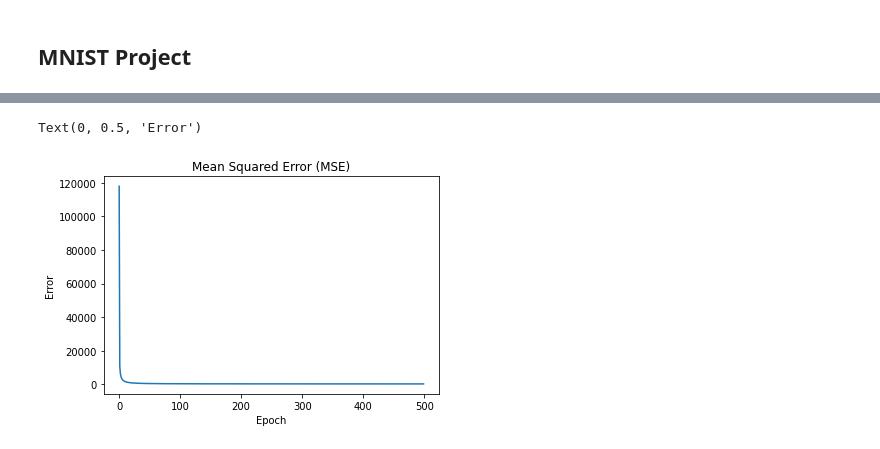
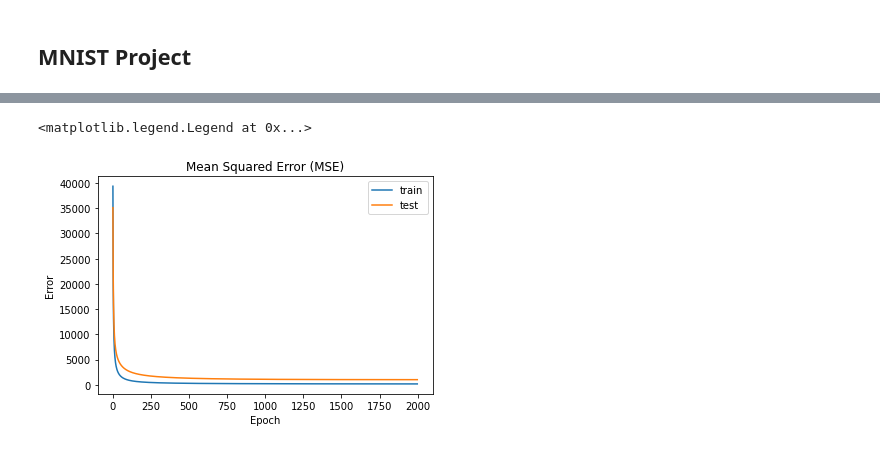
Before and after one commit to woodRock/grokking-deep-learning, a Jupyter notebook: chapter_5_generalizing_gradient_descent.ipynb, the cells around one changed output, grey strips where cells are left out. Cells and saved outputs as stored; diff of their text form; code cells hidden in the pictures.

```diff
--- a/chapter_5_generalizing_gradient_descent.ipynb
+++ b/chapter_5_generalizing_gradient_descent.ipynb
@@ -216,8 +216,6 @@ Iteration: 45, pred: 0.9999868712582191, error: 1.7236386075068796e-10, delta: -
 weights = [0.3, 0.2, 0.9]
 
 def ele_mul(scalar, vector):
-    out = [0,0,0]
-    n = len(out)
     out = [v*scalar for v in vector]
     return out
 
@@ -251,7 +249,7 @@ weight_detlas = scalar_ele_mul(input, weights)
 alpha = 0.1
 
 for i in range(len(weights)):
-    weights -= weight_deltas[i] * alpha
+    weights[i] -= weight_deltas[i] * alpha
 
 print(f"Weights: {weights}")
 print(f"Weight Deltas: {weight_deltas}")
@@ -366,7 +377,7 @@ alpha = 0.001
 
 epochs = 100
 errors = []
-for e in range(epochs):
+for epoch in range(epochs):
     pred = neural_network(input,weights)
 
     error = [0, 0, 0]
@@ -383,7 +394,7 @@ for e in range(epochs):
             weights[i][j] -= alpha * weight_deltas[i][j]
 
     errors.append(error)
-    if e % 20 == 0:
+    if epoch % 20 == 0:
         print(f"Weights: {weights}")
         print(f"Weight Deltas: {weight_deltas}")
 
@@ -423,20 +434,18 @@ from keras.datasets import mnist
 import random
 import numpy as np
 
-(images, labels), _ = mnist.load_data()
-images = images[:1000]
-labels = labels[:1000]
-images = [np.concatenate(i) for i in images]
-n_i = images[0].shape[0]
+(X_train, y_train), (X_test, y_test) = mnist.load_data()
+X_train, X_test = X_train[:1000], X_test[:1000]
+y_train, y_test = y_train[:1000], y_test[:1000]
+X_train, X_test = [np.concatenate(i) for i in X_train], [np.concatenate(i) for i in X_test]
+n, m = len(X_train[0]), len(np.unique(y_train))
 
 def onehot_encoding(labels):
-    out = []
-    n = len(np.unique(labels))
-    for l in labels:
-        label = [0]*n
-        label[l-1] = 1
-        out.append(label)
-    return out, n
+    n, m = len(labels), len(np.unique(labels))
+    out = np.zeros((n,m))
+    for idx, label in enumerate(labels):
+        out[idx][label - 1] = 1
+    return out
 
 
 def normalize(inputs):
@@ -444,25 +453,25 @@ def normalize(inputs):
 
 
 def neural_network(input, weights):
-    output = np.empty(10)
-    for idx, weight in enumerate(weights):
-        output[idx] = input.dot(weight)
-    return output
+    return weights.dot(input)
 
-alpha = 0.01
-epochs = 500
 
-images = normalize(images)
-labels, n_o = onehot_encoding(labels)
-labels = np.array(labels)
-weights = np.random.rand(n_o,n_i)
+alpha = 0.001
+epochs = 2000
+
+X_train, X_test = normalize(X_train), normalize(X_test)
+y_train, y_test = onehot_encoding(y_train), onehot_encoding(y_test)
+y_train, y_test = np.array(y_train), np.array(y_test)
+weights = np.random.rand(m,n)
 weight_deltas = np.empty_like(weights)
 
 errors = []
+val_errors = []
 
 for epoch in range(epochs):
     error_sum = 0
-    for image, label in zip(images, labels):
+
+    for image, label in zip(X_train, y_train):
         preds = neural_network(image, weights)
         error = sum((preds - label) ** 2)
         deltas = preds - label
@@ -471,11 +480,21 @@ for epoch in range(epochs):
         error_sum += error
     errors.append(error_sum)
 
-    if epoch % 20 == 0:
-        print(f"epoch: {epoch}, Error: {error_sum}")
+    val_error_sum = 0
 
-plt.plot(errors)
+    for image, label in zip(X_test, y_test):
+        preds = neural_network(image, weights)
+        val_error = sum((preds - label) ** 2)
+        val_error_sum += val_error
+    val_errors.append(val_error_sum)
+
+    if epoch % 50 == 0:
+        print(f"epoch: {epoch}, Error: {error_sum}, validation: {val_error_sum}")
+
+plt.plot(errors[1:], label="train")
+plt.plot(val_errors[1:], label="test")
 plt.title("Mean Squared Error (MSE)")
 plt.xlabel("Epoch")
 plt.ylabel("Error")
+plt.legend()
 # %% [output]
@@ -499,2 +518,2 @@ epoch: 480, Error: 294.357065108794
-Text(0, 0.5, 'Error')
+<matplotlib.legend.Legend at 0x...>
-[figure, old version]
+[figure, new version]
```
Also changed, not shown: parts of 3 cells of this notebook.
